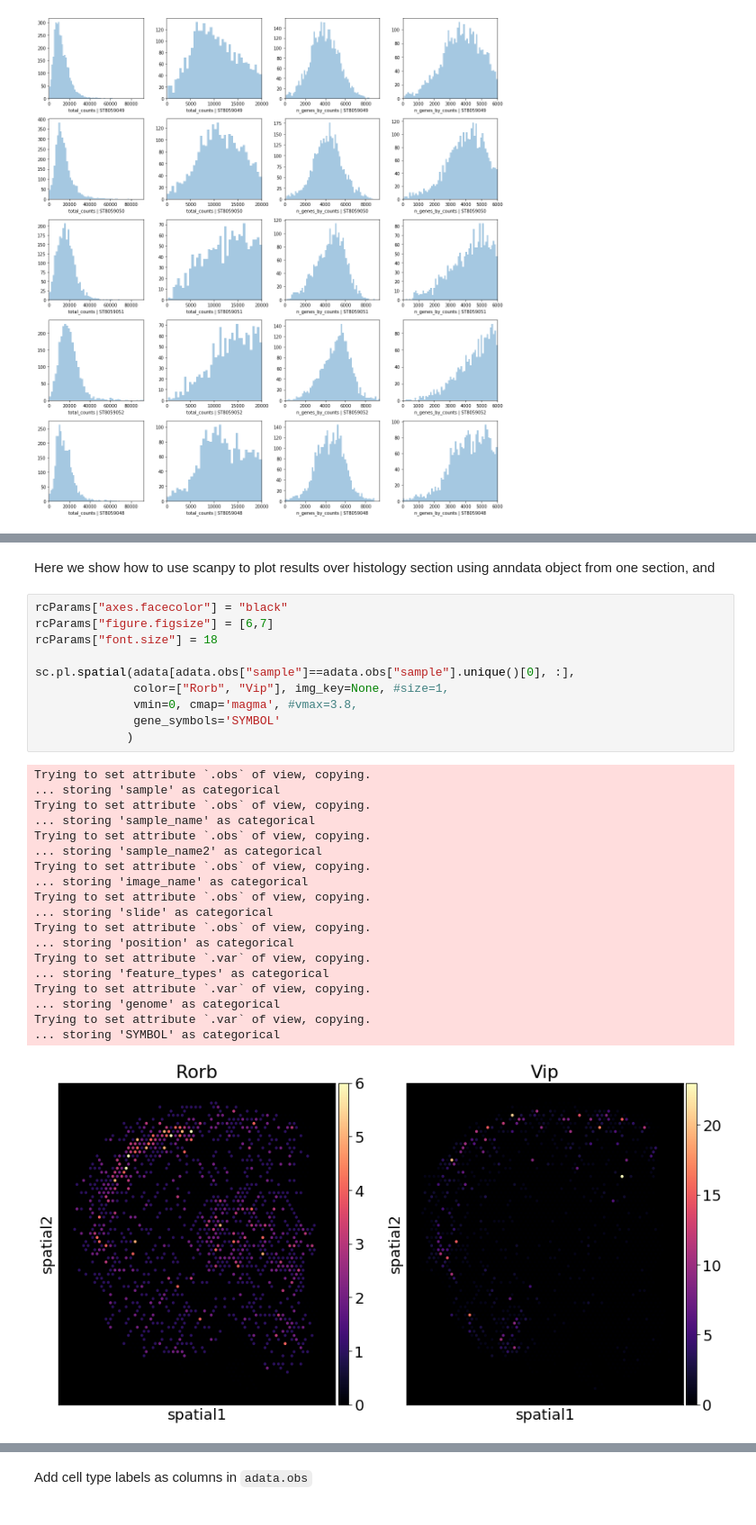
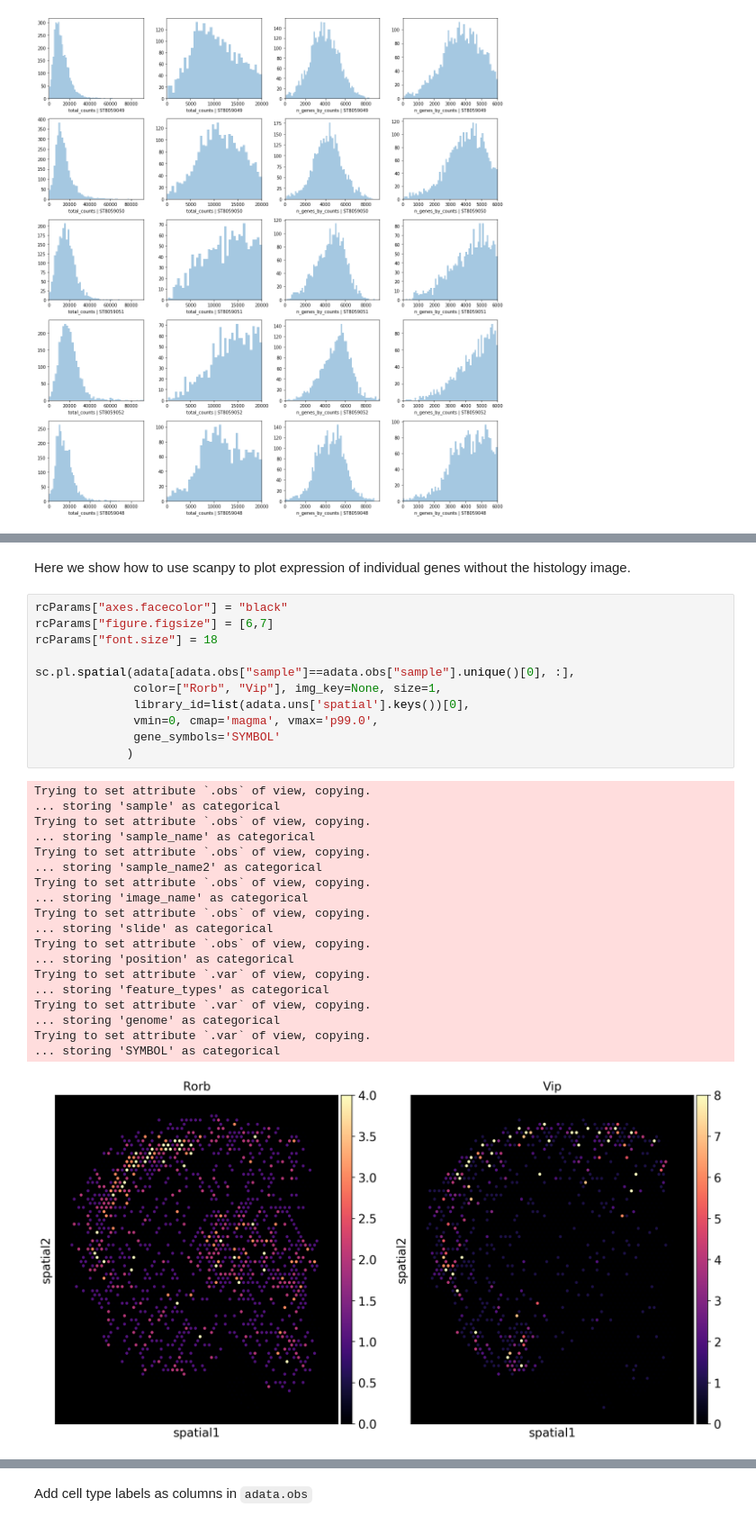
Before and after one commit to BayraktarLab/cell2location, a Jupyter notebook: docs/notebooks/cell2location_short_demo.ipynb, the cells around one changed output, grey strips where cells are left out. Shown at 90% size. Drawn from its saved outputs; the diff is of its cells as text.

```diff
--- a/docs/notebooks/cell2location_short_demo.ipynb
+++ b/docs/notebooks/cell2location_short_demo.ipynb
@@ -184,32 +209,33 @@ sc.pl.spatial(slides['ST8059048'], img_key = "hires", cmap='magma',
 # %% [markdown]
-Here we show how to use scanpy to plot results over histology section using anndata object from one section, and
+Here we show how to use scanpy to plot expression of individual genes without the histology image.
 # %%
 rcParams["axes.facecolor"] = "black"
 rcParams["figure.figsize"] = [6,7]
 rcParams["font.size"] = 18
 
 sc.pl.spatial(adata[adata.obs["sample"]==adata.obs["sample"].unique()[0], :],
-              color=["Rorb", "Vip"], img_key=None, #size=1,
-              vmin=0, cmap='magma', #vmax=3.8,
+              color=["Rorb", "Vip"], img_key=None, size=1,
+              library_id=list(adata.uns['spatial'].keys())[0],
+              vmin=0, cmap='magma', vmax='p99.0',
               gene_symbols='SYMBOL'
              )
 # %% [output]
 Trying to set attribute `.obs` of view, copying.
 ... storing 'sample' as categorical
 Trying to set attribute `.obs` of view, copying.
 ... storing 'sample_name' as categorical
 Trying to set attribute `.obs` of view, copying.
 ... storing 'sample_name2' as categorical
 Trying to set attribute `.obs` of view, copying.
 ... storing 'image_name' as categorical
 Trying to set attribute `.obs` of view, copying.
 ... storing 'slide' as categorical
 Trying to set attribute `.obs` of view, copying.
 ... storing 'position' as categorical
 Trying to set attribute `.var` of view, copying.
 ... storing 'feature_types' as categorical
 Trying to set attribute `.var` of view, copying.
 ... storing 'genome' as categorical
 Trying to set attribute `.var` of view, copying.
 ... storing 'SYMBOL' as categorical
-[figure, old version]
+[figure, new version]
```
Also changed, not shown: parts of 29 cells of this notebook, 15 other files.
